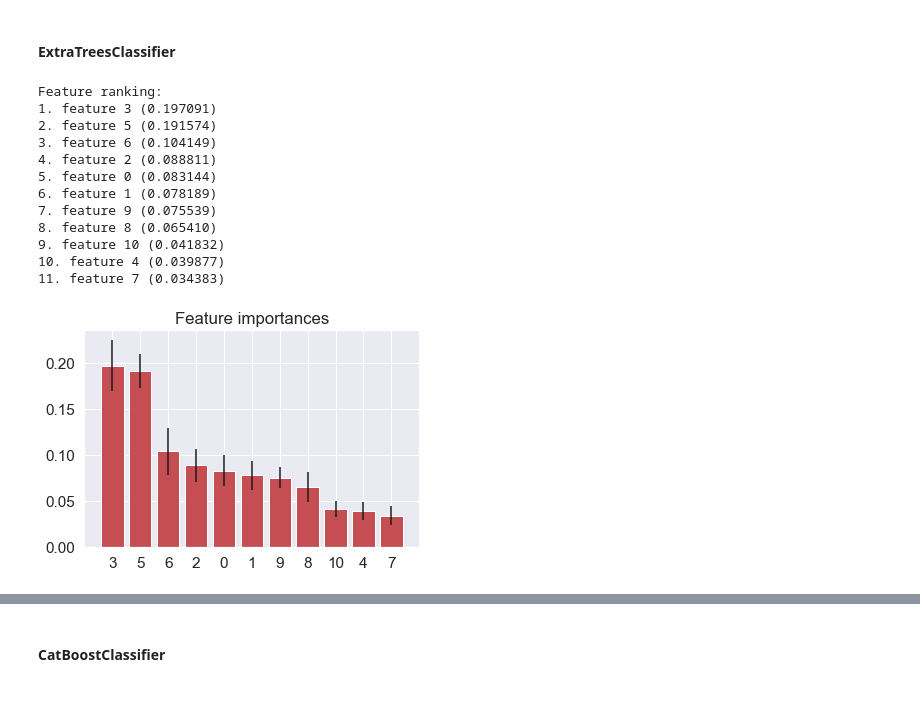
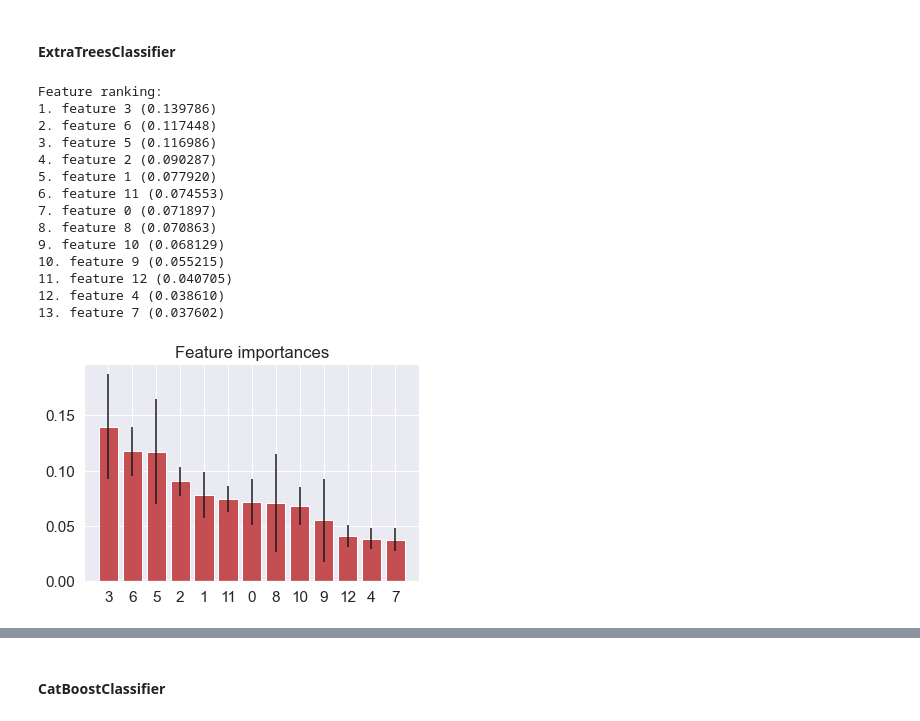
Before and after one commit to Yanina-Kutovaya/portfolio, a Jupyter notebook: Credit_default_forecast.ipynb, the cells around one changed output, grey strips where cells are left out. Drawn from its saved outputs; the diff is of its cells as text; code cells hidden in the pictures.

```diff
--- a/Credit_default_forecast.ipynb
+++ b/Credit_default_forecast.ipynb
@@ -909,7 +918,12 @@ WOE per bin:
 # %%
-feature = 'Credit Score'
-bin_split = [0, 710, 730, 742, 755, 9999]
-WOE_calc_numeric(feature, bin_split)
+var_name = 'Credit Score'
+new_var_name = 'Default Credit Score'
+df.loc[df[var_name].isnull(), var_name] = 580
+df.loc[df[var_name] > 1000, new_var_name] = 1
+df.loc[df[var_name] > 1000, var_name] = np.nan
+
+bin_split = [0, 584, 710, 730, 742, 755]
+WOE_calc_numeric(var_name, bin_split)
 print('\nWOE per bin:')
-WOE[feature]
+WOE[var_name]
 # %% [output]
@@ -1124,7 +1142,7 @@ class FeatureGenerator:
 
     def WOE_calc_numeric(self, feature):
         feature_dict = {}
-        if df[feature].isnull().sum() > 0:
+        if (df[feature].isnull().sum() > 0):
             a = df.loc[df[feature].isnull(), 'Credit Default']
             feature_dict['nan'] = self.WOE_formula(a)
 
@@ -1172,6 +1190,20 @@ class FeatureGenerator:
 
 
     def new_features(self, df):
+        # Credit Score
+        var_name = 'Credit Score'
+        new_var_name = 'Default Credit Score'
+        df.loc[df[var_name] > 1000, new_var_name] = 1
+
+        df.loc[df[var_name].isnull(), var_name] = 580
+        df.loc[df[var_name] > 1000, var_name] = np.nan
+
+        # Current Loan Amount
+        var_name = 'Current Loan Amount'
+        new_var_name = 'No Defaults'
+        df.loc[df[var_name] == 99999999, new_var_name] = 1
+        df.loc[df[var_name] == 99999999, var_name] = np.nan
+
         #'Monthly Debt cover'
         var_name = self.NEW_NUMERIC_FEATURE_NAMES[0]
         cond_1 = (df['Annual Income'] < 3e+06) & (df['Monthly Debt'] > 0)
@@ -1205,7 +1237,7 @@ class FeatureGenerator:
 
         for feature in self.NUMERIC_FEATURE_NAMES + self.NEW_NUMERIC_FEATURE_NAMES:
             new_feature = feature + '_'
-            if X[feature].isnull().sum() > 0:
+            if (X[feature].isnull().sum() > 0) and (feature not in ['Credit Score', 'Current Loan Amount']):
                 X.loc[X[feature].isnull(), new_feature] = self.WOE[feature]['nan']
 
             feature_list = self.bin_split_numeric[feature]
@@ -1273,8 +1305,9 @@ SELECTED_FEATURE_NAMES = ['Number of Open Accounts_','Years of Credit History_',
                           'Current Loan Amount_', 'Monthly Debt_',
                           'Credit Score_', 'Months since last delinquent_','Annual Income_',
 
-                          'Monthly Debt cover_',
-                          'Months till Credit Balance repayment_',
+                          'Default Credit Score', 'No Defaults',
+                          'Monthly Debt cover_', 'Months till Credit Balance repayment_',
+
                           #'Home Ownership_', 'Term_',
                           'Purpose_']
 # %% [markdown]
@@ -1571,45 +1604,47 @@ Credit Default
 #### ExtraTreesClassifier
 # %%
 X = X.fillna(0)
-forest = ExtraTreesClassifier(n_estimators=250,
+forest = ExtraTreesClassifier(n_estimators=100,
                               random_state=0)
 
 forest.fit(X_train_ros[SELECTED_FEATURE_NAMES], y_train_ros)
 importances = forest.feature_importances_
 std = np.std([tree.feature_importances_ for tree in forest.estimators_],
              axis=0)
 indices = np.argsort(importances)[::-1]
 
 # Print the feature ranking
 print("Feature ranking:")
 
 f_list = []
 for f in range(X_train_ros[SELECTED_FEATURE_NAMES].shape[1]):
     f_list.append(indices[f])
     print("%d. feature %d (%f)" % (f + 1, indices[f], importances[indices[f]]))
 
 # Plot the impurity-based feature importances of the forest
 plt.figure()
 plt.title("Feature importances")
 plt.bar(range(X_train_ros[SELECTED_FEATURE_NAMES].shape[1]), importances[indices],
         color="r", yerr=std[indices], align="center")
 plt.xticks(range(X.shape[1]), indices)
 plt.xlim([-1, X_train_ros[SELECTED_FEATURE_NAMES].shape[1]])
 plt.show()
 # %% [output]
 Feature ranking:
-1. feature 3 (0.197091)
-2. feature 5 (0.191574)
-3. feature 6 (0.104149)
-4. feature 2 (0.088811)
-5. feature 0 (0.083144)
-6. feature 1 (0.078189)
-7. feature 9 (0.075539)
-8. feature 8 (0.065410)
-9. feature 10 (0.041832)
-10. feature 4 (0.039877)
-11. feature 7 (0.034383)
+1. feature 3 (0.139786)
+2. feature 6 (0.117448)
+3. feature 5 (0.116986)
+4. feature 2 (0.090287)
+5. feature 1 (0.077920)
+6. feature 11 (0.074553)
+7. feature 0 (0.071897)
+8. feature 8 (0.070863)
+9. feature 10 (0.068129)
+10. feature 9 (0.055215)
+11. feature 12 (0.040705)
+12. feature 4 (0.038610)
+13. feature 7 (0.037602)
-[figure, old version]
+[figure, new version]
 # %%
 list(X_train_ros[SELECTED_FEATURE_NAMES].columns[f_list])
 # %% [output]
```
Also changed, not shown: parts of 31 cells of this notebook.
